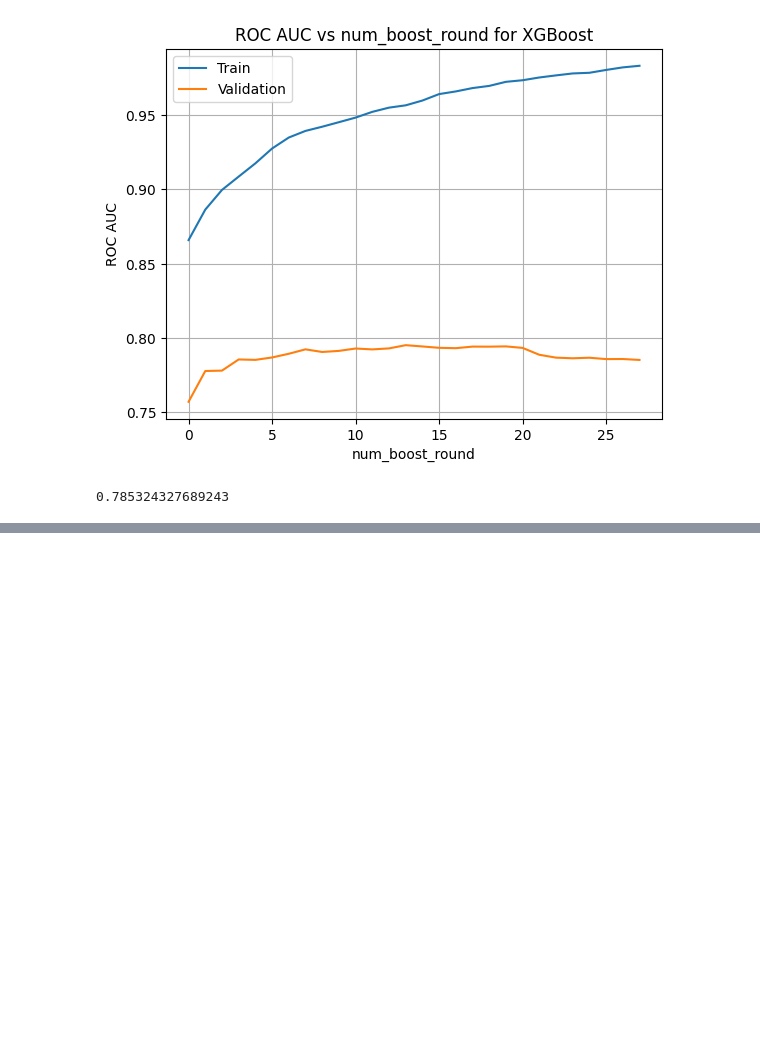
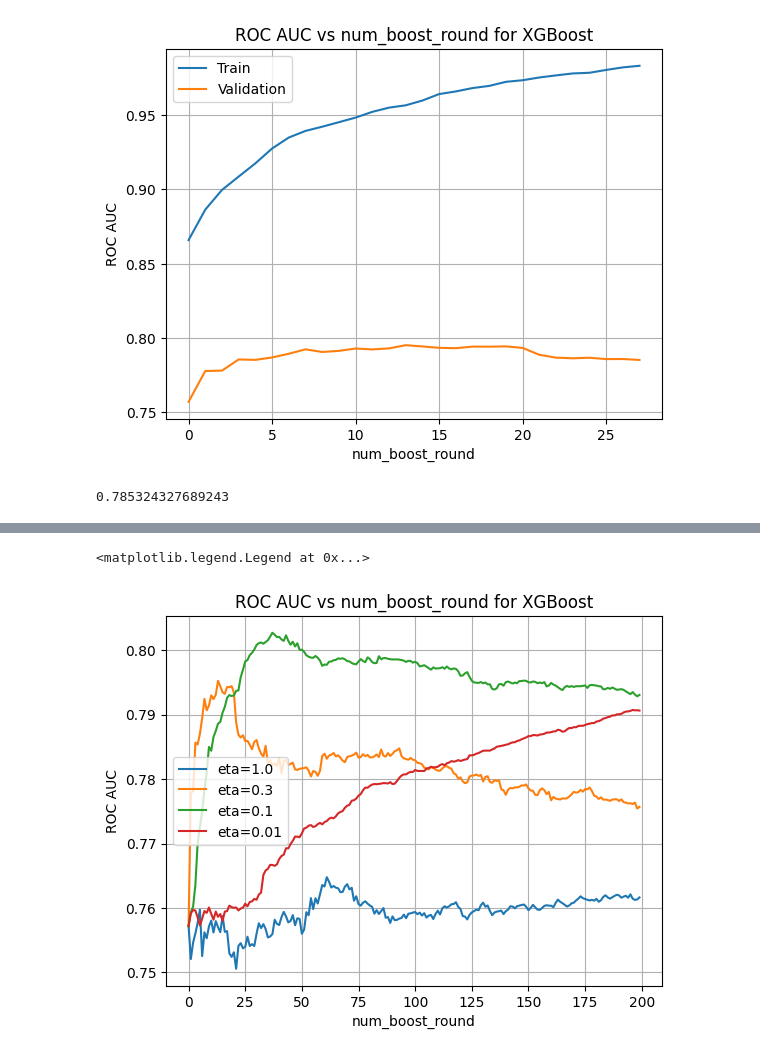
Before and after one commit to BALJAPALLIANSHUL/machine_learning_zoomcamp, a Jupyter notebook: 06-decision trees and ensemble learning/credit_risk_project.ipynb, the cells around one changed output, grey strips where cells are left out. Cells and saved outputs as stored; diff of their text form; code cells hidden in the pictures; blank space fills up the shorter version.

Commit message:
xgb parameter tuning

```diff
--- a/06-decision trees and ensemble learning/credit_risk_project.ipynb
+++ b/06-decision trees and ensemble learning/credit_risk_project.ipynb
@@ -562,8 +548,12 @@ params = {
 }
 xgb_model = xgb.train(params,dtrain,num_boost_round=28,evals = watchlist)
 # %%
-def get_df_from_output(output):
-    lines =output.stdout.strip().split('\n')
+def get_df_from_output(output,split=False):
+    lines = None
+    if not split:
+        lines = output.stdout.strip().split('\n')
+    else:
+        lines = output.strip().split('\n')
     rows = []
     for line in lines:
         num_it,train_auc,val_auc = line.split('\t')
@@ -613,0 +606,28 @@ roc_auc_score(target_val, y_pred_xgb)
+# %%
+eta = [1.0, 0.3, 0.1, 0.01]
+max_depth = [3, 6, 9]
+min_child_weight = [1,3, 5,10]
+# %%
+%%capture output
+for i in eta:
+    params = {
+        'objective':'binary:logistic',
+        'max_depth':6,
+        'eta':i,
+        'min_child_weight':1,
+        'verbosity':1,
+        'seed':42,
+        'eval_metric':'auc'
+    }
+    xgb_model = xgb.train(params,dtrain,num_boost_round=200,evals = watchlist)
+    print('*****')
+# %%
+output_list = output.stdout.strip().split('*****')
+df_xgb_full = None
+for i in range(4):
+    df_xgb = get_df_from_output(output_list[i].strip(), split=True)
+    df_xgb['eta'] = eta[i]
+    if df_xgb_full is None:
+        df_xgb_full = df_xgb
+    else:
+        df_xgb_full = pd.concat([df_xgb_full, df_xgb])
@@ -613,0 +643,12 @@ roc_auc_score(target_val, y_pred_xgb)
+# %%
+for i in eta:
+    df_ = df_xgb_full[df_xgb_full.eta == i]
+    plt.plot(df_.num_boost_round,df_.val_auc, label=f'eta={i}')
+plt.xlabel('num_boost_round')
+plt.ylabel('ROC AUC')
+plt.title('ROC AUC vs num_boost_round for XGBoost')
+plt.grid()
+plt.legend()
+# %% [output]
+<matplotlib.legend.Legend at 0x...>
+[figure, added]
```
Also changed, not shown: parts of 23 cells of this notebook.
